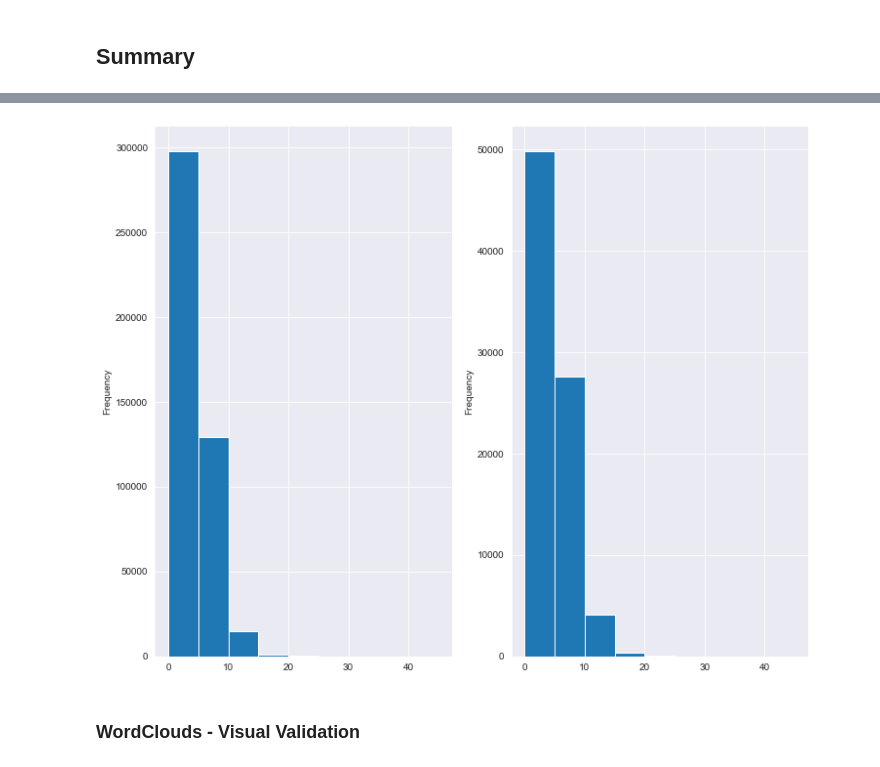
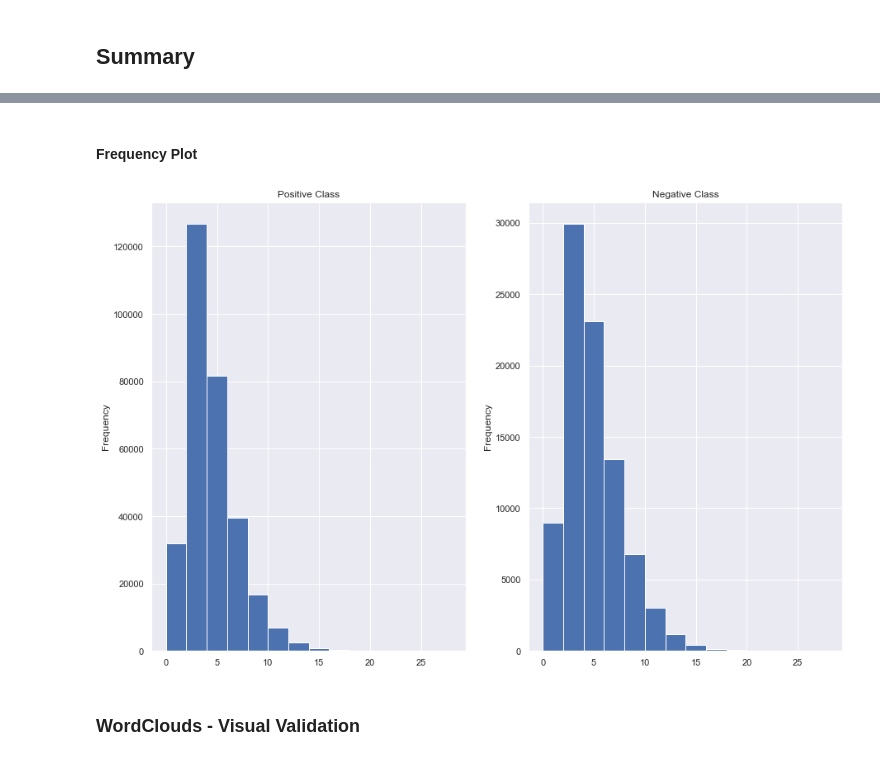
Before and after one commit to adimyth/customer_sentiment_analysis, a Jupyter notebook: notebooks/exploratory_data_analysis.ipynb, the cells around one changed output, grey strips where cells are left out. Cells and saved outputs as stored; diff of their text form; code cells hidden in the pictures.

Commit message:
adds n-gram, punctutation analysis & updates plots for better comparison between classes

```diff
--- a/notebooks/exploratory_data_analysis.ipynb
+++ b/notebooks/exploratory_data_analysis.ipynb
@@ -353,6 +422,4 @@ df.loc[df["Score"].isin([1, 2]), "Class"] = "Negative"
 df.loc[df["Score"].isin([4, 5]), "Class"] = "Positive"
-# %%
-df = df.loc[df["Score"].isin([1,2,4,5])]
 # %%
 df.shape
 # %% [output]
@@ -411,2 +447,0 @@ df.loc[df["Summary"].isna()]
-# %%
-df = df.loc[~((df["Text"].duplicated()) & (df["Summary"].isna()))]
@@ -444,0 +490,2 @@ _ = df["Summary"].str.len().plot(kind="hist")
+# %%
+df["summary_length"] = df["Summary"].str.strip().str.len()
@@ -465,2 +506,2 @@ def return_len(x):
 # %%
-df["Count"] = df["Summary"].str.split().apply(lambda x: return_len(x))
+df["Count"] = df["Summary"].str.split().apply(lambda x: len(x))
@@ -467,9 +526,13 @@ df["Count"] = df["Summary"].str.split().apply(lambda x: return_len(x))
+# %% [markdown]
+#### Frequency Plot
 # %%
-fig, ax = plt.subplots(1, 2, figsize=(12, 10))
-_ = df.loc[df["Class"]=="Positive"]["Count"].plot(kind="hist", bins=np.arange(0, 50, 5), ax=ax[0])
-_ = df.loc[df["Class"]=="Negative"]["Count"].plot(kind="hist", bins=np.arange(0, 50, 5), ax=ax[1])
+fig, ax = plt.subplots(1, 2, figsize=(15, 10))
+df.loc[df["Class"]=="Positive"]["Count"].plot.hist(ax=ax[0], bins=np.arange(0, 30, 2))
+ax[0].set_title("Positive Class")
+df.loc[df["Class"]=="Negative"]["Count"].plot.hist(ax=ax[1], bins=np.arange(0, 30, 2))
+_ = ax[1].set_title("Negative Class")
 # %% [output]
-[figure, old version]
+[figure, new version]
 # %% [markdown]
 ### WordClouds - Visual Validation
 # %%
```
Also changed, not shown: parts of 166 cells of this notebook, 2 other files.
